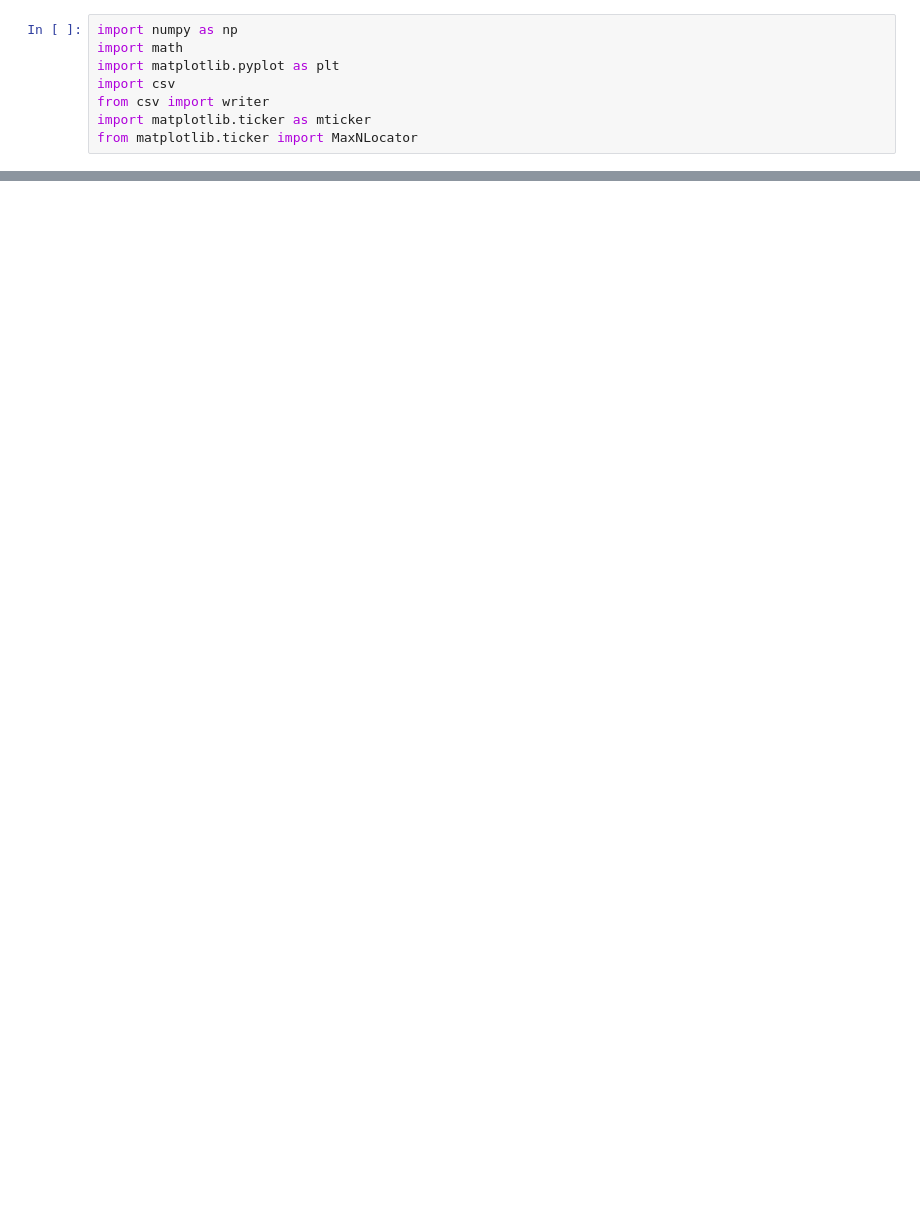
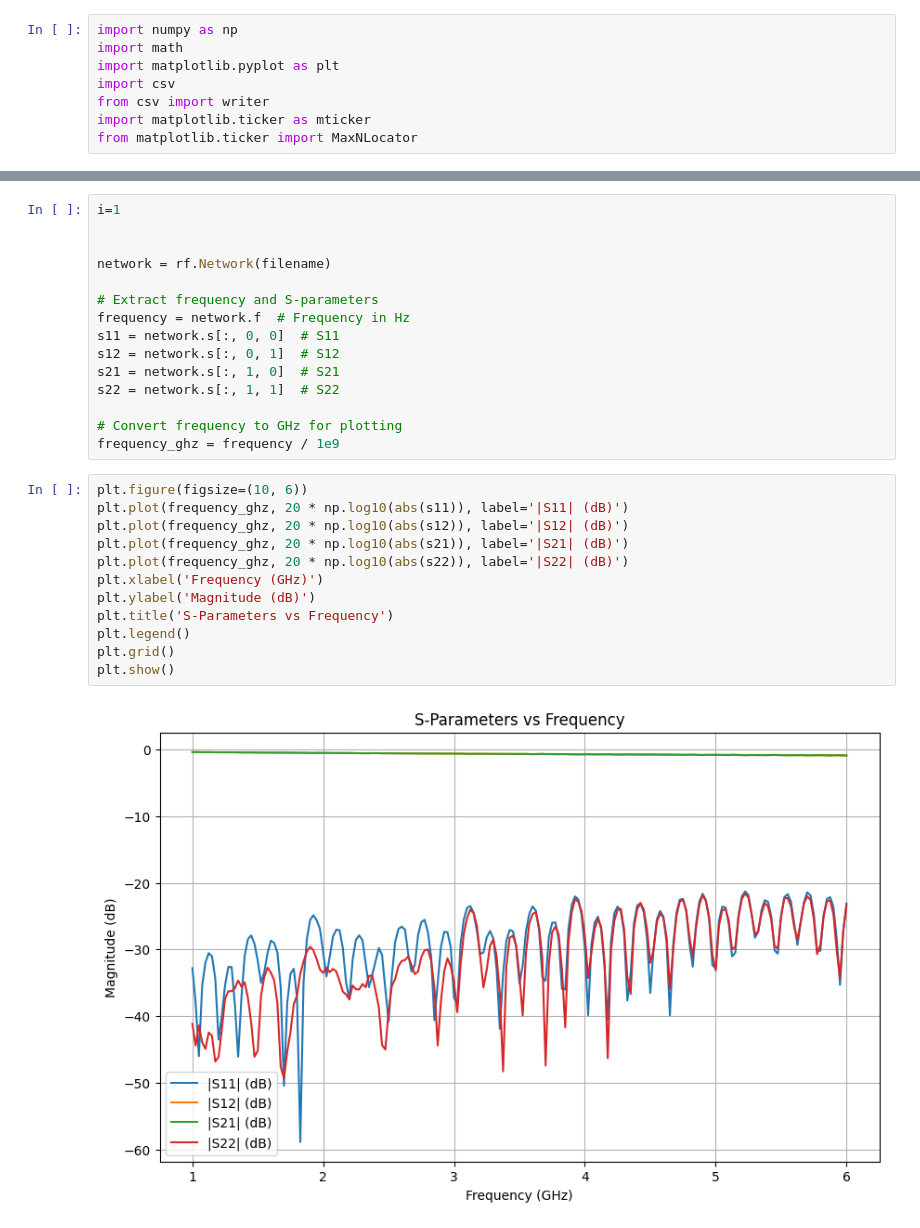
Before and after one commit to schrodinger-boi/lab-exercises, a Jupyter notebook: gpt_code_vna_csv.ipynb, the cells around one changed output, grey strips where cells are left out. Saved outputs shown, nothing was run; the diff lists cells and outputs as text; blank space fills up the shorter version.

```diff
--- a/gpt_code_vna_csv.ipynb
+++ b/gpt_code_vna_csv.ipynb
@@ -227,0 +212,29 @@ plt.show()
+# %%
+i=1
+
+
+network = rf.Network(filename)
+
+# Extract frequency and S-parameters
+frequency = network.f  # Frequency in Hz
+s11 = network.s[:, 0, 0]  # S11
+s12 = network.s[:, 0, 1]  # S12
+s21 = network.s[:, 1, 0]  # S21
+s22 = network.s[:, 1, 1]  # S22
+
+# Convert frequency to GHz for plotting
+frequency_ghz = frequency / 1e9
+# %%
+plt.figure(figsize=(10, 6))
+plt.plot(frequency_ghz, 20 * np.log10(abs(s11)), label='|S11| (dB)')
+plt.plot(frequency_ghz, 20 * np.log10(abs(s12)), label='|S12| (dB)')
+plt.plot(frequency_ghz, 20 * np.log10(abs(s21)), label='|S21| (dB)')
+plt.plot(frequency_ghz, 20 * np.log10(abs(s22)), label='|S22| (dB)')
+plt.xlabel('Frequency (GHz)')
+plt.ylabel('Magnitude (dB)')
+plt.title('S-Parameters vs Frequency')
+plt.legend()
+plt.grid()
+plt.show()
+# %% [output]
+[figure, added]
```
Also changed, not shown: parts of 15 cells of this notebook, 1 other file.
